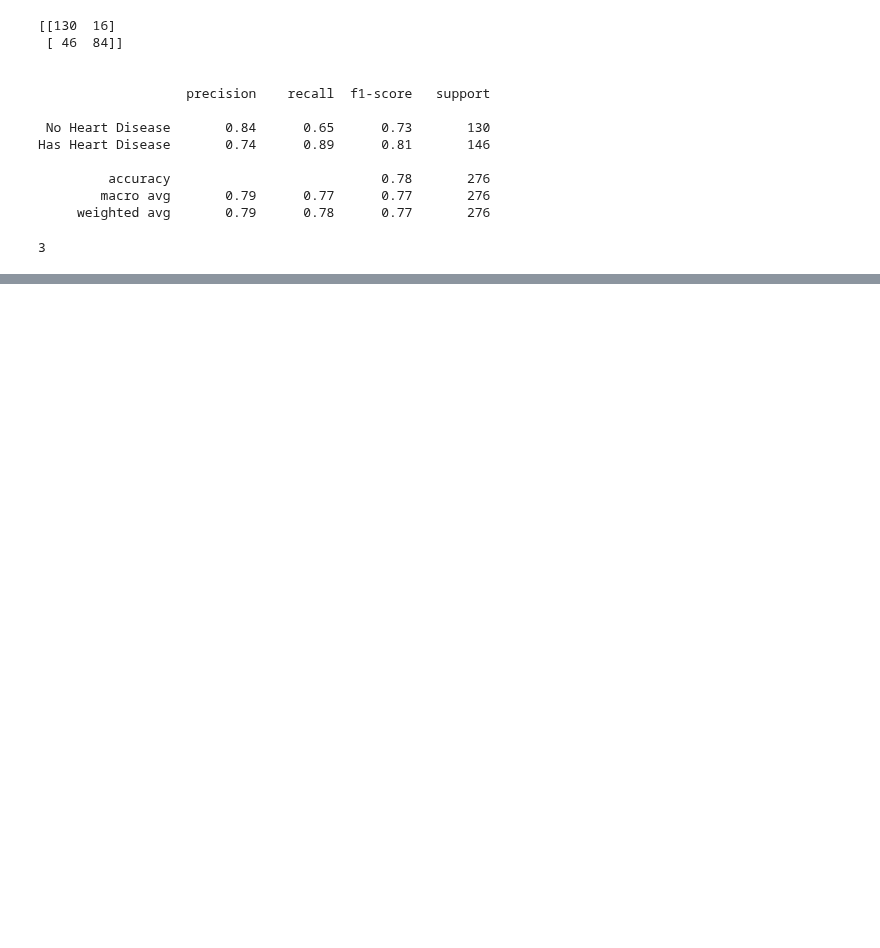
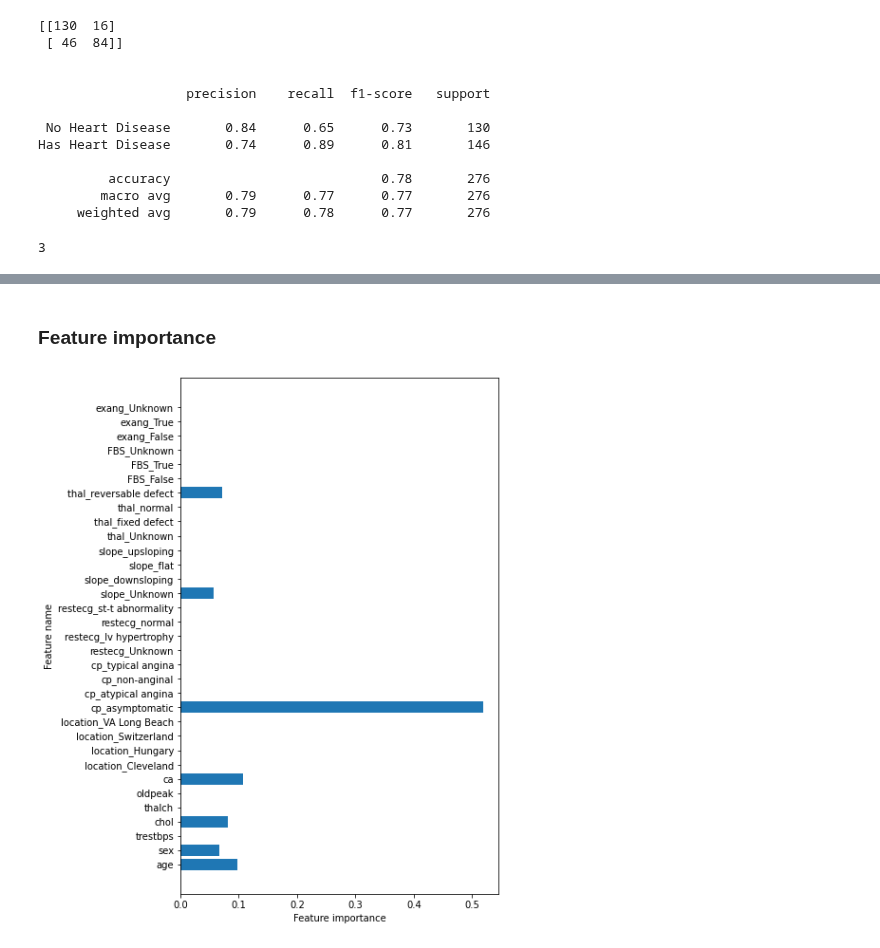
Before and after one commit to RileyCullen/CPSC4310, a Jupyter notebook: MLP3/uci_models.ipynb, the cells around one changed output, grey strips where cells are left out. Saved outputs shown, nothing was run; the diff lists cells and outputs as text; code cells hidden in the pictures; blank space fills up the shorter version.

```diff
--- a/MLP3/uci_models.ipynb
+++ b/MLP3/uci_models.ipynb
@@ -591,0 +570,20 @@ plt.show()
+# %% [markdown]
+### Feature importance
+# %%
+# plot important features
+def plot_feature_importances(clf, feature_names):
+    c_features = len(feature_names)
+    plt.figure(figsize=(6, 10))
+    plt.barh(range(c_features), clf.feature_importances_)
+    plt.xlabel("Feature importance")
+    plt.ylabel("Feature name")
+    plt.yticks(np.arange(c_features), feature_names, fontsize=10)
+
+cols = uci_df.drop("num", axis=1).columns
+
+# call the function above
+plot_feature_importances(dtclf, cols)
+plt.savefig("./results/uci_tree_important_features.png", bbox_inches='tight', transparent=False, facecolor='white')
+plt.show()
+# %% [output]
+[figure, added]
```
Also changed, not shown: parts of 13 cells of this notebook, 8 other files.
